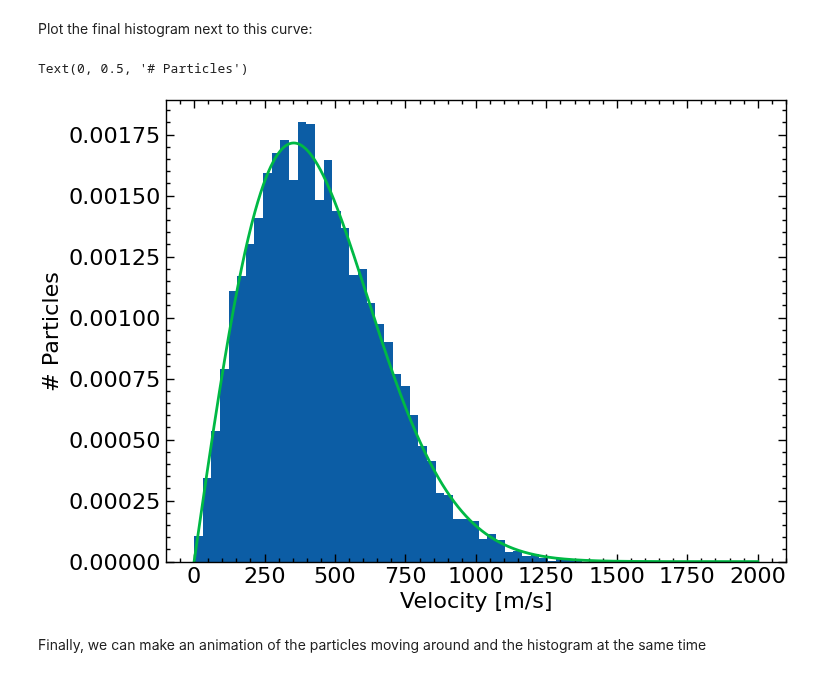
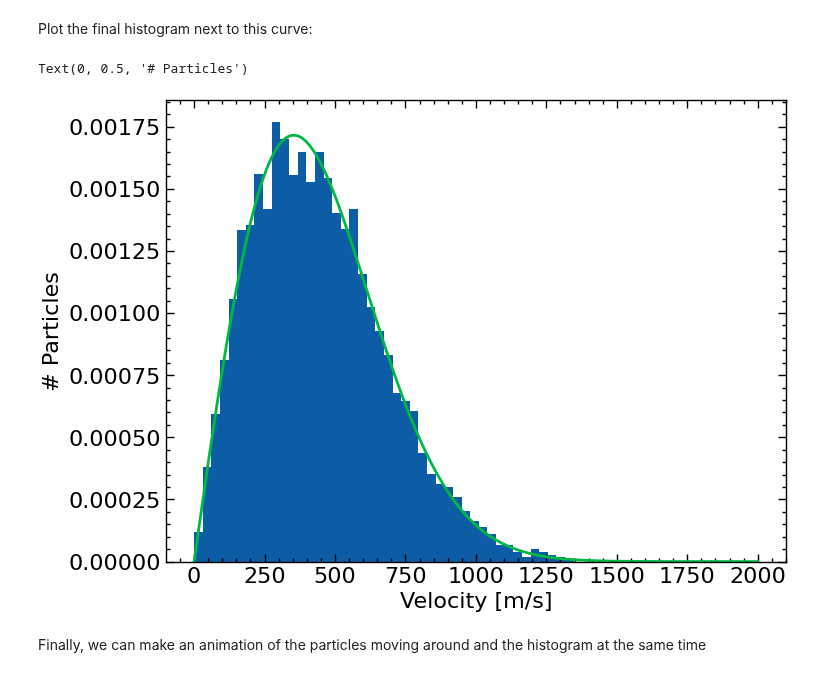
Before and after one commit to lukepolson/youtube_channel, a Jupyter notebook: Python GPU/multibody_boltzmann.ipynb, the cells around one changed output. Cells and saved outputs as stored; diff of their text form; code cells hidden in the pictures.

```diff
--- a/Python GPU/multibody_boltzmann.ipynb
+++ b/Python GPU/multibody_boltzmann.ipynb
@@ -104,8 +100,8 @@ tensor([-0.0590,  0.0403,  0.6631,  0.2162,  0.6245,  0.2850,  0.6792,  0.0995,
 # %% [markdown]
 The total distance is just $d_{ij}= \sqrt{\Delta x_{ij}^2 + \Delta y_{ij}^2}$. Since there are $n(n-1)/2$ pairs, there will be $n(n-1)/2$ different values of $d_{ij}$.
 # %%
-x_pairs = torch.combinations(r[0],2).to(device)
-y_pairs = torch.combinations(r[1],2).to(device)
+x_pairs = torch.stack([r[0][ids_pairs[:,0]], r[0][ids_pairs[:,1]]]).T
+y_pairs = torch.stack([r[1][ids_pairs[:,0]], r[1][ids_pairs[:,1]]]).T
 dx_pairs = torch.diff(x_pairs, axis=1).ravel()
 dy_pairs = torch.diff(y_pairs, axis=1).ravel()
 d_pairs = torch.sqrt(dx_pairs**2 + dy_pairs**2)
@@ -158,10 +156,10 @@ v2new = v2 - torch.sum((v1-v2)*(r1-r2), axis=0)/torch.sum((r2-r1)**2, axis=0) *
 # %% [markdown]
 Here we define some functions that will help make running the simulation easier.
 # %%
-def get_deltad_pairs(r):
-    dx = torch.diff(torch.combinations(r[0],2).to(device)).squeeze()
-    dy = torch.diff(torch.combinations(r[1],2).to(device)).squeeze()
-    return torch.sqrt(dx**2 + dy**2)
+def get_deltad2_pairs(r, ids_pairs):
+    dx = torch.diff(torch.stack([r[0][ids_pairs[:,0]], r[0][ids_pairs[:,1]]]).T).squeeze()
+    dy = torch.diff(torch.stack([r[1][ids_pairs[:,0]], r[1][ids_pairs[:,1]]]).T).squeeze()
+    return dx**2 + dy**2
 
 def compute_new_v(v1, v2, r1, r2):
     v1new = v1 - torch.sum((v1-v2)*(r1-r2), axis=0)/torch.sum((r1-r2)**2, axis=0) * (r1-r2)
@@ -175,7 +173,7 @@ def motion(r, v, id_pairs, ts, dt, d_cutoff):
     rs[0] = r
     vs[0] = v
     for i in range(1,ts):
-        ic = id_pairs[get_deltad_pairs(r) < d_cutoff]
+        ic = id_pairs[get_deltad2_pairs(r, ids_pairs) < d_cutoff**2]
         v[:,ic[:,0]], v[:,ic[:,1]] = compute_new_v(v[:,ic[:,0]], v[:,ic[:,1]], r[:,ic[:,0]], r[:,ic[:,1]])
 
         v[0,r[0]>1] = -torch.abs(v[0,r[0]>1])
@@ -237,7 +233,7 @@ ani.save('ani3.mp4',writer=writer,dpi=100)
 # %% [markdown]
 Now that we're sure that it works, lets make a simulation containing many more particles
 # %%
-n_particles = 10000
+n_particles = 5000
 r = torch.rand((2,n_particles)).to(device)
 ixr = r[0]>0.5
 ixl = r[0]<=0.5
@@ -262,13 +258,13 @@ Plot the final histogram next to this curve:
 # %%
 bins = np.linspace(0,1500,50)
 plt.figure()
-plt.hist(torch.sqrt(torch.sum(vs[400]**2, axis=0)).cpu(), bins=bins, density=True)
+plt.hist(torch.sqrt(torch.sum(vs[-1]**2, axis=0)).cpu(), bins=bins, density=True)
 plt.plot(v,fv)
 plt.xlabel('Velocity [m/s]')
 plt.ylabel('# Particles')
 # %% [output]
 Text(0, 0.5, '# Particles')
-[figure, old version]
+[figure, new version]
 # %% [markdown]
 Finally, we can make an animation of the particles moving around and the histogram at the same time
 # %%
```
Also changed, not shown: parts of 8 cells of this notebook, 1 other file.
